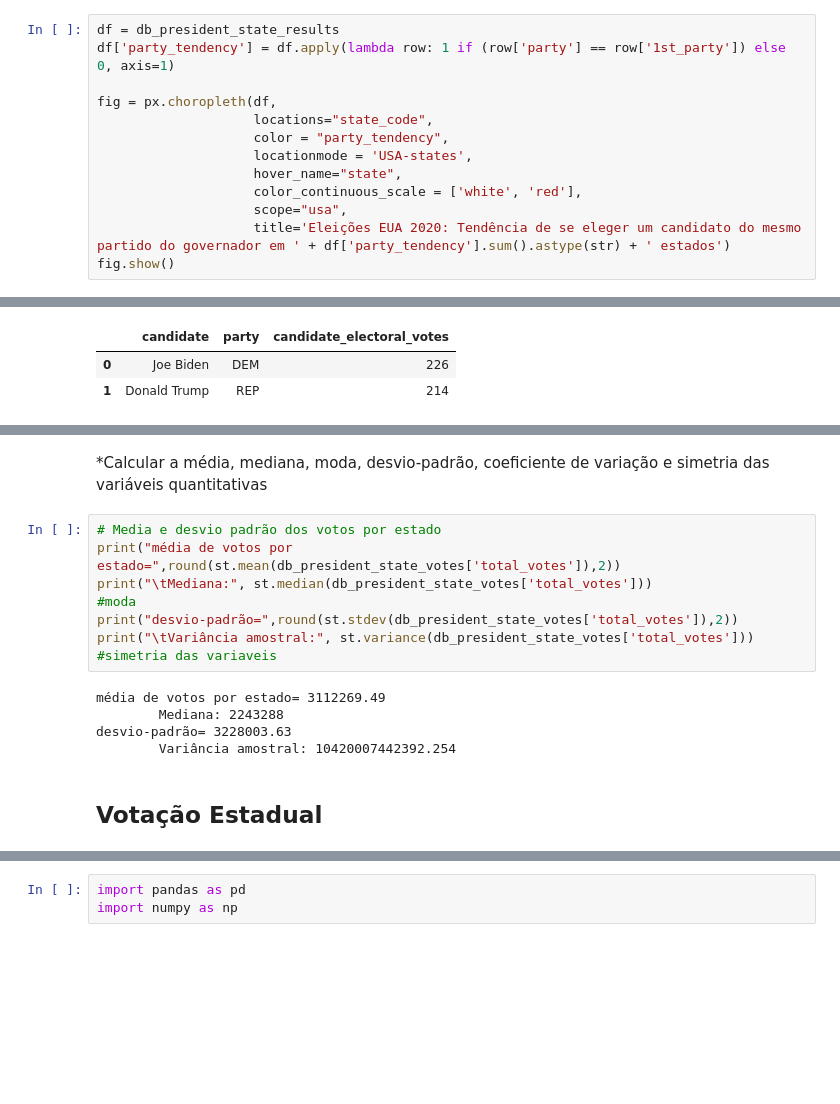
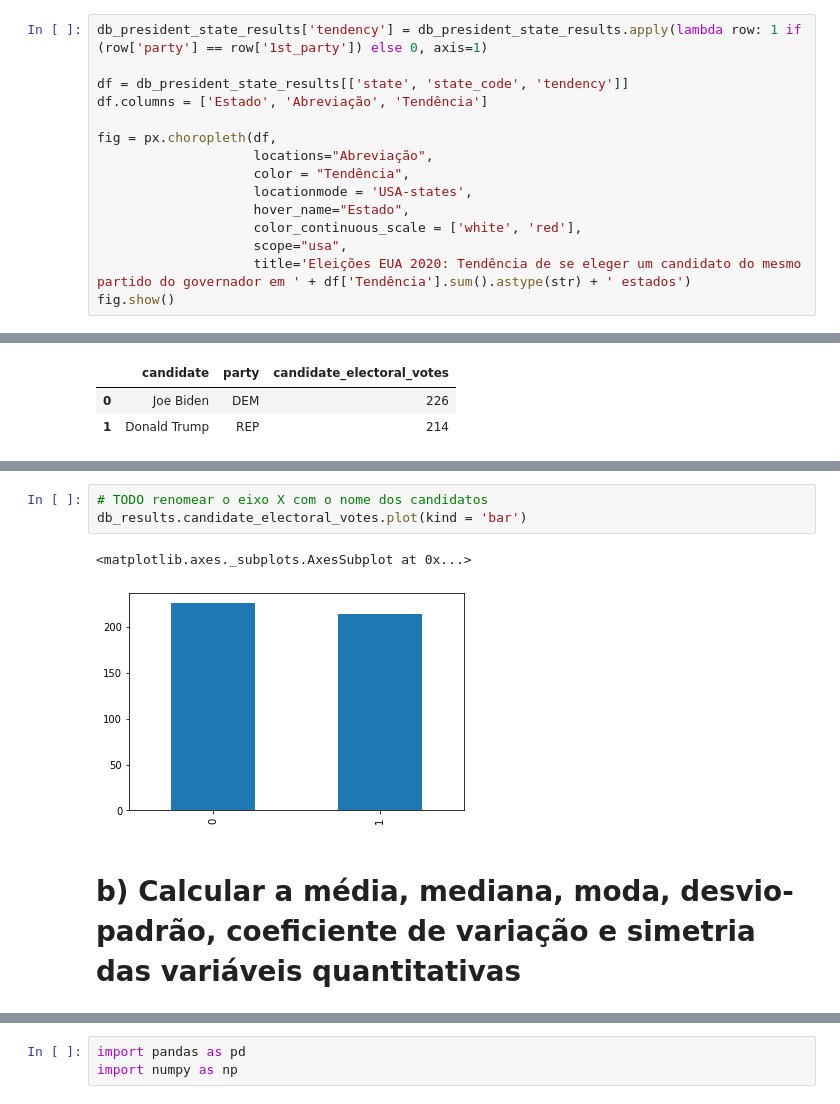
Before and after one commit to bmnds/uea-data-science-03-statistics, a Jupyter notebook: [Estatística04]_Trabalho_Final.ipynb, the cells around one changed output, grey strips where cells are left out. Drawn from its saved outputs; the diff is of its cells as text; blank space fills up the shorter version.

```diff
--- a/[Estatística04]_Trabalho_Final.ipynb
+++ b/[Estatística04]_Trabalho_Final.ipynb
@@ -317,17 +305,19 @@ db_president_state_results.head()
 | 3 | Arkansas | AR | 3038999 | 1216818 | REP | 6 | 1216818 | 1250053 | ... |
 | 4 | California | CA | 39937489 | 14414296 | DEM | 55 | 14414296 | 15813337 | ... |
 # %%
-df = db_president_state_results
-df['party_tendency'] = df.apply(lambda row: 1 if (row['party'] == row['1st_party']) else 0, axis=1)
+db_president_state_results['tendency'] = db_president_state_results.apply(lambda row: 1 if (row['party'] == row['1st_party']) else 0, axis=1)
+
+df = db_president_state_results[['state', 'state_code', 'tendency']]
+df.columns = ['Estado', 'Abreviação', 'Tendência']
 
 fig = px.choropleth(df,
-                    locations="state_code",
-                    color = "party_tendency",
+                    locations="Abreviação",
+                    color = "Tendência",
                     locationmode = 'USA-states',
-                    hover_name="state",
+                    hover_name="Estado",
                     color_continuous_scale = ['white', 'red'],
                     scope="usa",
-                    title='Eleições EUA 2020: Tendência de se eleger um candidato do mesmo partido do governador em ' + df['party_tendency'].sum().astype(str) + ' estados')
+                    title='Eleições EUA 2020: Tendência de se eleger um candidato do mesmo partido do governador em ' + df['Tendência'].sum().astype(str) + ' estados')
 fig.show()
 # %% [output]
 [interactive output not drawn]
@@ -384,18 +383,8 @@ db_results
+# %%
+# TODO renomear o eixo X com o nome dos candidatos
+db_results.candidate_electoral_votes.plot(kind = 'bar')
+# %% [output]
+<matplotlib.axes._subplots.AxesSubplot at 0x...>
+[figure, added]
 # %% [markdown]
-*Calcular a média, mediana, moda, desvio-padrão, coeficiente de variação e
-simetria das variáveis quantitativas
+# b) Calcular a média, mediana, moda, desvio-padrão, coeficiente de variação e simetria das variáveis quantitativas
-# %%
-# Media e desvio padrão dos votos por estado
-print("média de votos por estado=",round(st.mean(db_president_state_votes['total_votes']),2))
-print("\tMediana:", st.median(db_president_state_votes['total_votes']))
-#moda
-print("desvio-padrão=",round(st.stdev(db_president_state_votes['total_votes']),2))
-print("\tVariância amostral:", st.variance(db_president_state_votes['total_votes']))
-#simetria das variaveis
-# %% [output]
-média de votos por estado= 3112269.49
-        Mediana: 2243288
-desvio-padrão= 3228003.63
-        Variância amostral: 10420007442392.254
-# %% [markdown]
-## Votação Estadual
```
Also changed, not shown: parts of 36 cells of this notebook.
